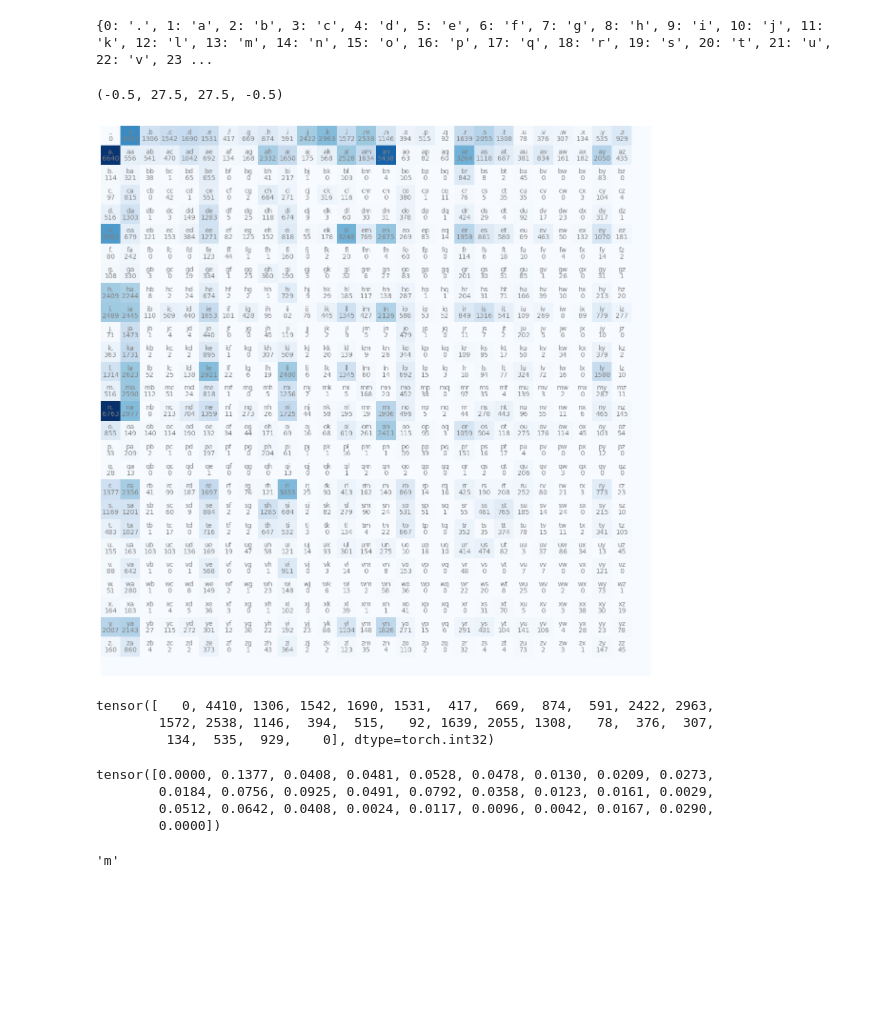
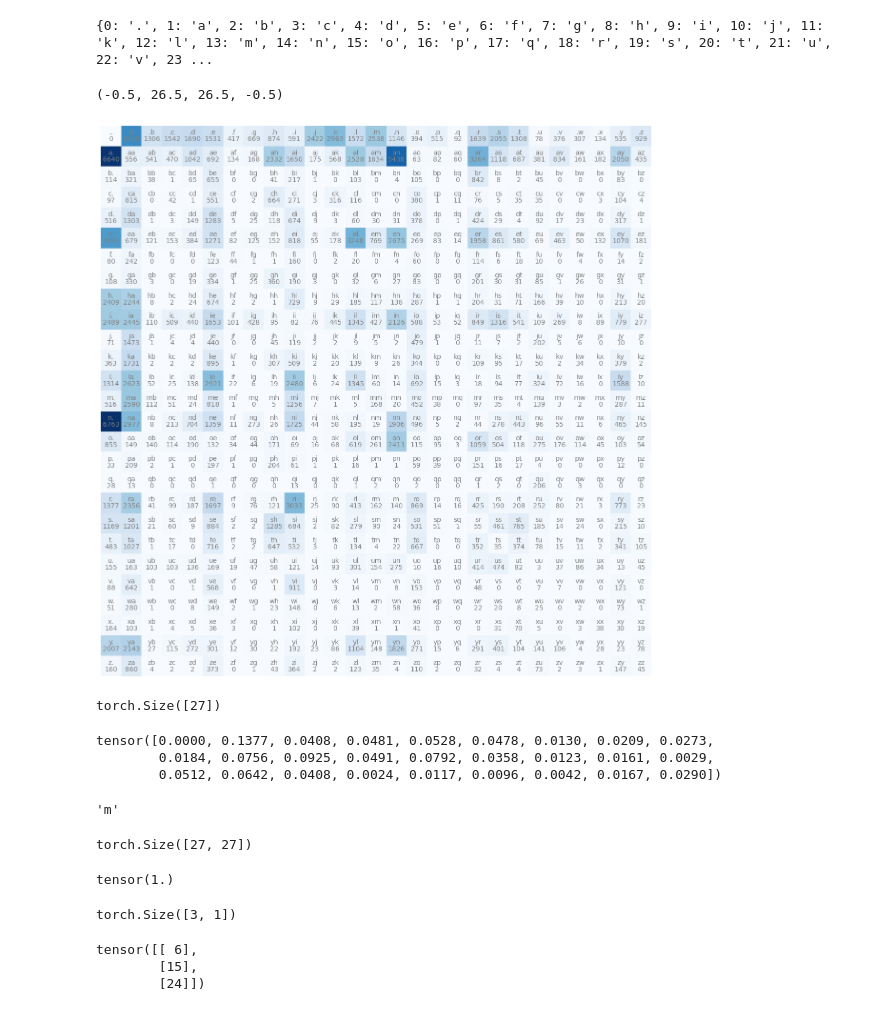
Before and after one commit to freeman-jiang/karpathy-ml, a Jupyter notebook: makemore/makemore.ipynb, the cells around one changed output. Drawn from its saved outputs; the diff is of its cells as text; code cells hidden in the pictures; blank space fills up the shorter version.

```diff
--- a/makemore/makemore.ipynb
+++ b/makemore/makemore.ipynb
@@ -69,7 +69,7 @@ print(itos)
 # %% [output]
 {0: '.', 1: 'a', 2: 'b', 3: 'c', 4: 'd', 5: 'e', 6: 'f', 7: 'g', 8: 'h', 9: 'i', 10: 'j', 11: 'k', 12: 'l', 13: 'm', 14: 'n', 15: 'o', 16: 'p', 17: 'q', 18: 'r', 19: 's', 20: 't', 21: 'u', 22: 'v', 23 ...
 # %%
-N = torch.zeros((28, 28), dtype=torch.int32) # use ints
+N = torch.zeros((len(stoi), len(stoi)), dtype=torch.int32) # use ints
 
 for w in words:
   chs = ['.'] + list(w) + ['.'] # Add beginning and ending markers
@@ -80,24 +80,22 @@ for w in words:
 # %%
 import matplotlib.pyplot as plt
 %matplotlib inline
 
 plt.figure(figsize=(15, 15))
 plt.imshow(N, cmap='Blues')
-for i in range(27):
-  for j in range(27):
+for i in range(len(stoi)):
+  for j in range(len(stoi)):
     bigram = itos[i] + itos[j]
     plt.text(j, i, bigram, ha='center', va='bottom', color='gray')
     plt.text(j,i, str(N[i,j].item()), ha='center', va='top', color='gray')
 plt.axis('off')
 # %% [output]
-(-0.5, 27.5, 27.5, -0.5)
+(-0.5, 26.5, 26.5, -0.5)
-[figure, old version]
+[figure, new version]
 # %%
-N[0]
+N[0].shape
 # %% [output]
-tensor([   0, 4410, 1306, 1542, 1690, 1531,  417,  669,  874,  591, 2422, 2963,
-        1572, 2538, 1146,  394,  515,   92, 1639, 2055, 1308,   78,  376,  307,
-         134,  535,  929,    0], dtype=torch.int32)
+torch.Size([27])
 # %%
 p = N[0].float()
 p = p/p.sum()
@@ -105,8 +103,7 @@ p # p is the probability distribution of this particular row (based on the frequ
 # %% [output]
 tensor([0.0000, 0.1377, 0.0408, 0.0481, 0.0528, 0.0478, 0.0130, 0.0209, 0.0273,
         0.0184, 0.0756, 0.0925, 0.0491, 0.0792, 0.0358, 0.0123, 0.0161, 0.0029,
-        0.0512, 0.0642, 0.0408, 0.0024, 0.0117, 0.0096, 0.0042, 0.0167, 0.0290,
-        0.0000])
+        0.0512, 0.0642, 0.0408, 0.0024, 0.0117, 0.0096, 0.0042, 0.0167, 0.0290])
 # %%
 g = torch.Generator().manual_seed(214783647)
 ix = torch.multinomial(p, num_samples=1, replacement=True, generator=g).item()
@@ -114,6 +111,27 @@ itos[ix] # pick out a random bigram, conveniently they are also indexed so this
 # checks out since m is pretty common following to '.'
 # %% [output]
 'm'
+# %%
+# Precalculate the next character distribution to save computation costs
+P = N.float()
+P = P / P.sum(1, keepdim=True) # https://pytorch.org/docs/stable/notes/broadcasting.html
+print(P.shape)
+P[0].sum()
+# %% [output]
+torch.Size([27, 27])
+tensor(1.)
+# %%
+Q = torch.tensor([[1,2,3],
+                  [4,5,6],
+                  [7,8,9]])
+ss = Q.sum(1, keepdim=True)
+print(ss.shape)
+ss
+# %% [output]
+torch.Size([3, 1])
+tensor([[ 6],
+        [15],
+        [24]])
 # %%
 g = torch.Generator().manual_seed(214743647)
 
```
Also changed, not shown: parts of 2 cells of this notebook.
